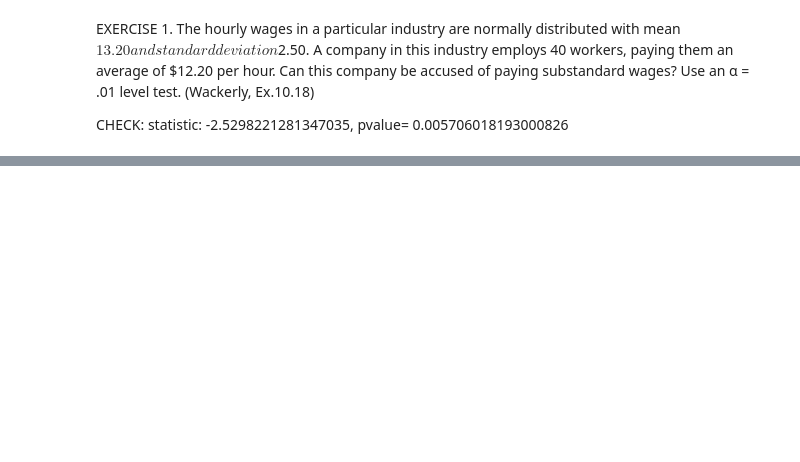
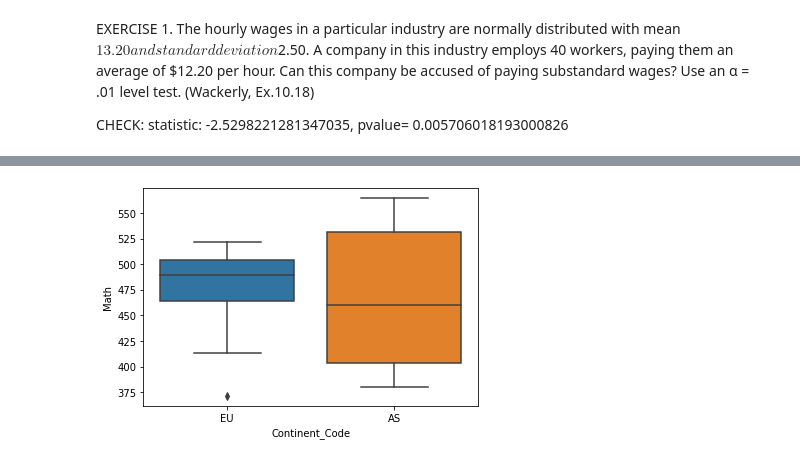
Before and after one commit to Gulayrose/statistics, a Jupyter notebook: statistics-assigment-5(Hypotesis test).ipynb, the cells around one changed output, grey strips where cells are left out. Cells and saved outputs as stored; diff of their text form; code cells hidden in the pictures; blank space fills up the shorter version.

```diff
--- a/statistics-assigment-5(Hypotesis test).ipynb
+++ b/statistics-assigment-5(Hypotesis test).ipynb
@@ -53,0 +290,4 @@ CHECK: statistic=0.870055317967983, pvalue=0.38826888111307345
+# %%
+sns.boxplot(y='Math', x='Continent_Code', data = df1[(df1['Continent_Code'] == "AS") | (df1['Continent_Code'] == "EU")][['Math','Continent_Code']]);
+# %% [output]
+[figure, added]
```
Also changed, not shown: parts of 38 cells of this notebook.
